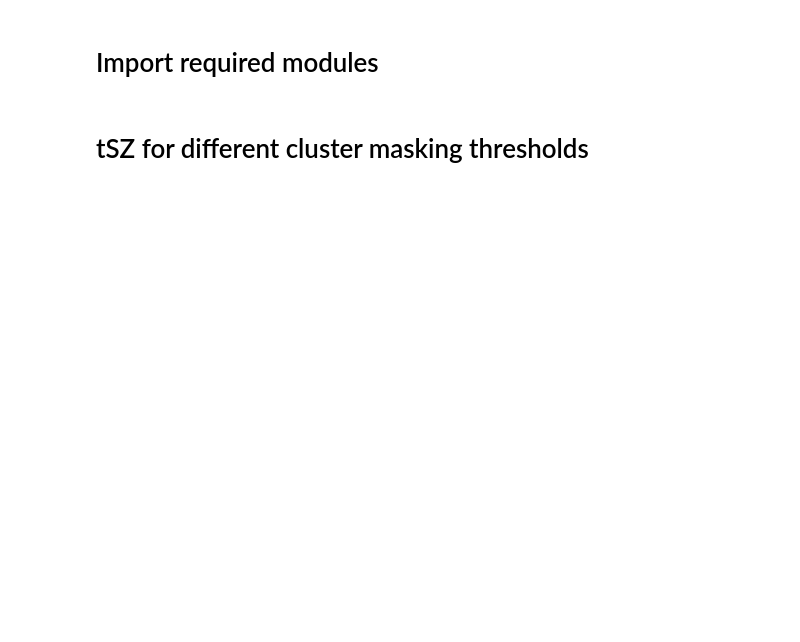
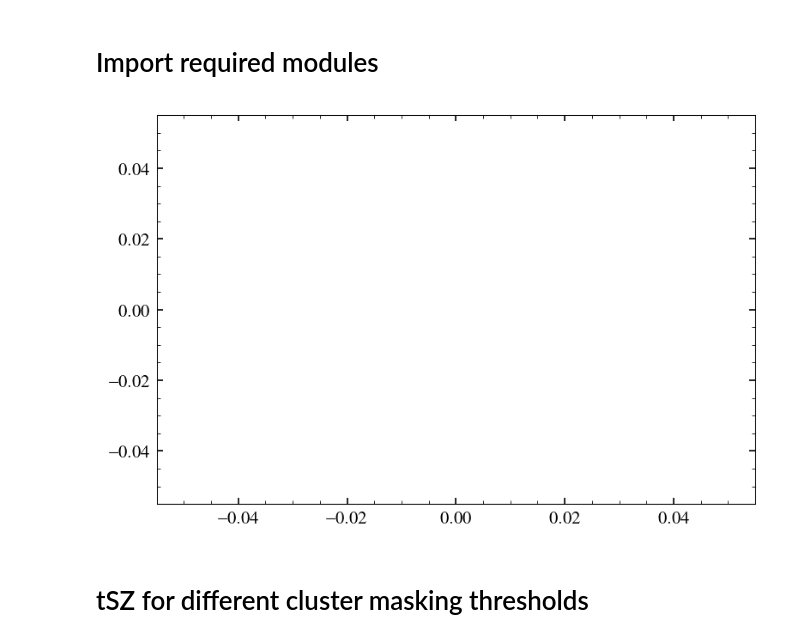
Before and after one commit to sriniraghunathan/tSZ_2pt_SPT_SPIRE, a Jupyter notebook: get_cluster_masking_stats.ipynb, the cells around one changed output. Saved outputs shown, nothing was run; the diff lists cells and outputs as text; code cells hidden in the pictures; blank space fills up the shorter version.

```diff
--- a/get_cluster_masking_stats.ipynb
+++ b/get_cluster_masking_stats.ipynb
@@ -13,7 +16,9 @@ from pylab import *
 # %%
 rcParams['figure.dpi'] = 150
 rcParams['figure.facecolor'] = 'white'
-#plot(); show()
+plot(); show()
+# %% [output]
+[figure, added]
 # %%
 def make_ver_shades(ax, yarr, colorval = 'gray', alphaval = 0.05, zorder = -10):
     axhline(0., lw = 0.5, alpha = 0.2)
```
Also changed, not shown: parts of 27 cells of this notebook, 2 other files.
